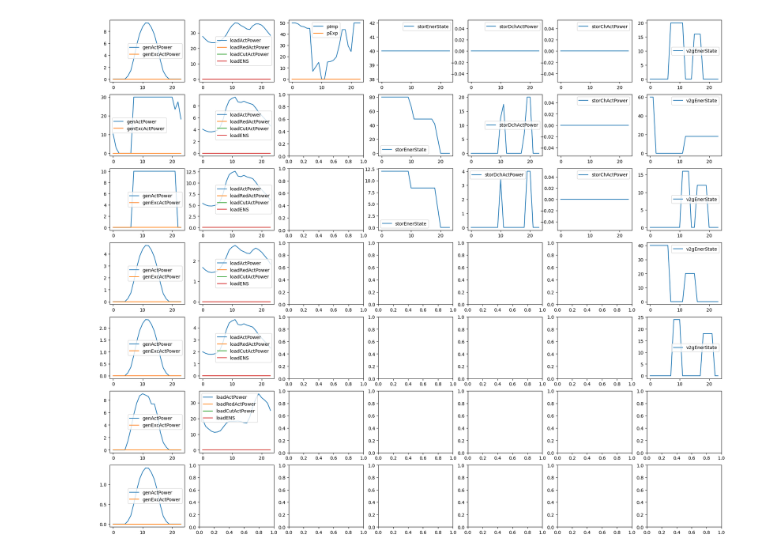
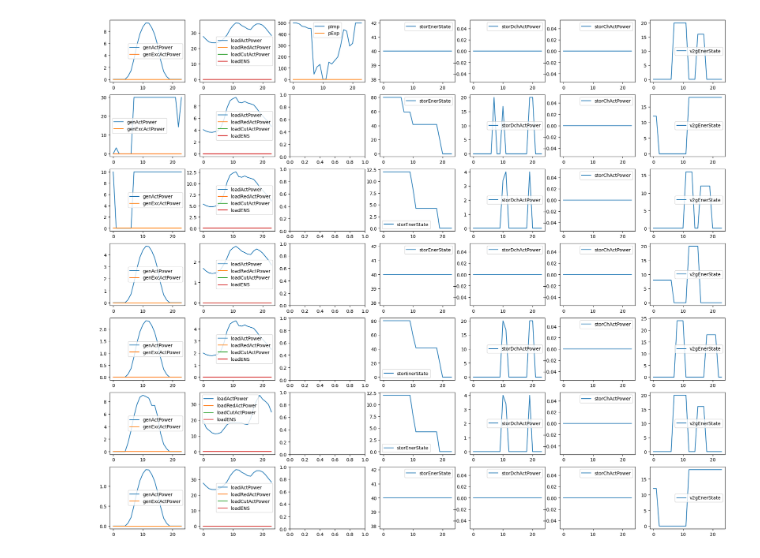
Before and after one commit to ECGomes/pyecom, a Jupyter notebook: pyecom_milp.ipynb, the cells around one changed output. Cells and saved outputs as stored; diff of their text form; code cells hidden in the pictures.

```diff
--- a/pyecom_milp.ipynb
+++ b/pyecom_milp.ipynb
@@ -18,3 +78,8 @@ data.parse()
+# %%
+# Data backups
+
+data_backup = copy.deepcopy(data)
+data = copy.deepcopy(new_data)
 # %%
 # Auxiliary function to convert numpy arrays to dictionaries
 
@@ -559,37 +624,37 @@ for i in np.arange(7):
     axs[i, 0].plot(result_genExcActPower.values[i])
     axs[i, 0].legend(['genActPower', 'genExcActPower'])
 
-for i in np.arange(6):
+for i in np.arange(7):
     # Loads
     axs[i, 1].plot((data.load['p_forecast'][:, :]*5)[i, :])
     axs[i, 1].plot(result_loadRedActPower.values[i])
     axs[i, 1].plot(result_loadCutActPower.values[i])
     axs[i, 1].plot(result_loadENS.values[i])
     axs[i, 1].legend(['loadActPower', 'loadRedActPower', 'loadCutActPower', 'loadENS'])
 
 
 axs[0, 2].plot(result_pimp.values)
 axs[0, 2].plot(result_pexp.values)
 axs[0, 2].legend(['pImp', 'pExp'])
 
 
-for i in range(3):
+for i in range(7):
     axs[i, 3].plot(result_storEnerState.values[i])
     axs[i, 3].legend(['storEnerState'])
 
-for i in range(3):
+for i in range(7):
     axs[i, 4].plot(result_storDchActPower.values[i])
     axs[i, 4].legend(['storDchActPower'])
 
-for i in range(3):
+for i in range(7):
     axs[i, 5].plot(result_storChActPower.values[i])
     axs[i, 5].legend(['storChActPower'])
 
-for i in range(5):
+for i in range(7):
     axs[i, 6].plot(result_v2gEnerState.values[i])
     axs[i, 6].legend(['v2gEnerState'])
 
 
 plt.show()
 # %% [output]
-[figure, old version]
+[figure, new version]
```
Also changed, not shown: parts of 3 cells of this notebook.
